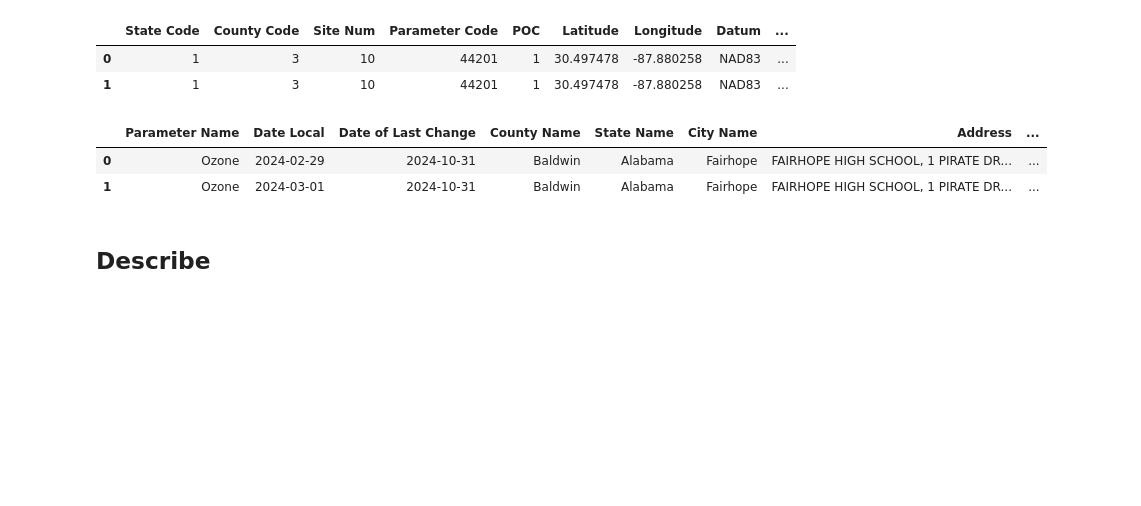
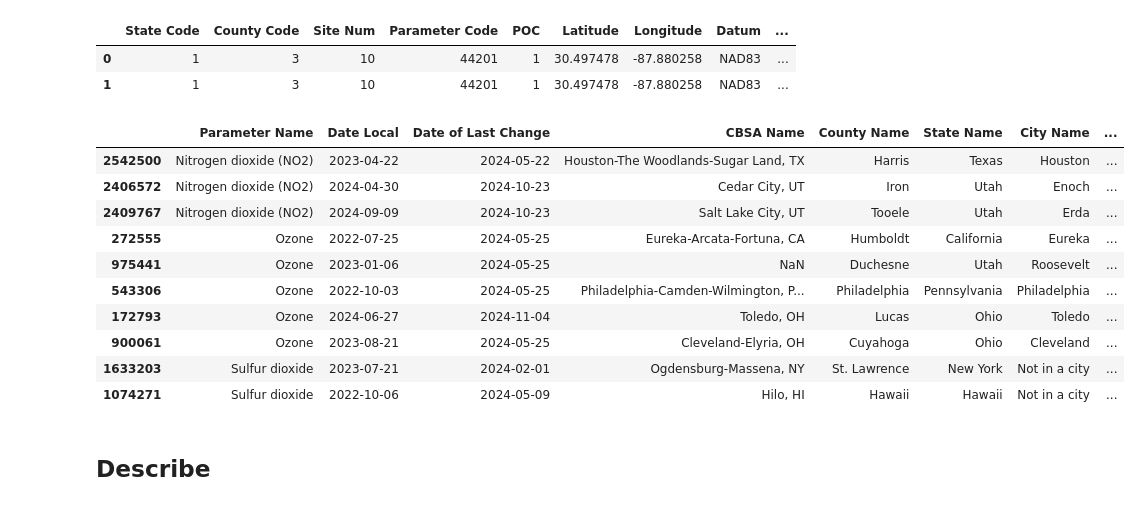
Before and after one commit to GSStoffel/exploracao_de_dados_qualidade_do_ar, a Jupyter notebook: notebook.ipynb, the cells around one changed output. Cells and saved outputs as stored; diff of their text form; code cells hidden in the pictures; blank space fills up the shorter version.

```diff
--- a/notebook.ipynb
+++ b/notebook.ipynb
@@ -268,22 +268,22 @@ pd.set_option('display.max_rows', None)
 # pd.read_csv('https://aqs.epa.gov/aqsweb/airdata/daily_44201_2024.zip', compression='zip', low_memory=False)
 
 df_ozone = pd.concat([
-    pd.read_csv(file, low_memory=False).assign(file_name=os.path.basename(file))
+    pd.read_csv(file, parse_dates=['Date Local', 'Date of Last Change'], low_memory=False).assign(file_name=os.path.basename(file))
     for file in files['ozone']
 ])
 
 df_so2 = pd.concat([
-    pd.read_csv(file, low_memory=False).assign(file_name=os.path.basename(file))
+    pd.read_csv(file, parse_dates=['Date Local', 'Date of Last Change'], low_memory=False).assign(file_name=os.path.basename(file))
     for file in files['so2']
 ])
 
 df_co = pd.concat([
-    pd.read_csv(file, low_memory=False).assign(file_name=os.path.basename(file))
+    pd.read_csv(file, parse_dates=['Date Local', 'Date of Last Change'], low_memory=False).assign(file_name=os.path.basename(file))
     for file in files['co']
 ])
 
 df_no2 = pd.concat([
-    pd.read_csv(file, low_memory=False).assign(file_name=os.path.basename(file))
+    pd.read_csv(file, parse_dates=['Date Local', 'Date of Last Change'], low_memory=False).assign(file_name=os.path.basename(file))
     for file in files['no2']
 ])
 
@@ -304,6 +304,7 @@ df_ozone['file_year'] = df_ozone['file_name'].str.extract(r'_(\d{4})\.csv')[0]
 df_so2['file_year'] = df_so2['file_name'].str.extract(r'_(\d{4})\.csv')[0]
 df_co['file_year'] = df_co['file_name'].str.extract(r'_(\d{4})\.csv')[0]
 df_no2['file_year'] = df_no2['file_name'].str.extract(r'_(\d{4})\.csv')[0]
+df_all['file_year'] = df_all['file_name'].str.extract(r'_(\d{4})\.csv')[0]
 # %% [markdown]
 ## Avaliação incial da estrutura do dataframe
 # %% [markdown]
@@ -594,55 +601,39 @@ df_ozone.head(2)
 # %%
 columns_reorder = [
     'Parameter Name',
-
     'Date Local',
     'Date of Last Change',
-
     'CBSA Name',
-
     'County Name',
     'State Name',
     'City Name',
     'Address',
-
-
     'Observation Count',
     'Observation Percent',
-
     '1st Max Hour',
     '1st Max Value',
     'AQI',
-
     'Arithmetic Mean',
-
     'Event Type',
-
     'Local Site Name',
-
-    'Method Code',
     'Method Name',
-
     'POC',
-
     'Pollutant Standard',
     'Sample Duration',
+    'Units of Measure',
+]
 
 
-    'Units of Measure',
-
-    'Latitude',
-    'Longitude',
-    'Datum',
-
-    'Parameter Code',
-    'County Code',
-    'State Code',
-    'Site Num',
-
-]
-
-df_ozone[columns_reorder].head(2)
+df_all[columns_reorder].sample(10, random_state=42).sort_values('Parameter Name')
 # %% [output]
-|  | Parameter Name | Date Local | Date of Last Change | County Name | State Name | City Name | Address | ... |
-| 0 | Ozone | 2024-02-29 | 2024-10-31 | Baldwin | Alabama | Fairhope | FAIRHOPE HIGH SCHOOL, 1 PIRATE DR... | ... |
-| 1 | Ozone | 2024-03-01 | 2024-10-31 | Baldwin | Alabama | Fairhope | FAIRHOPE HIGH SCHOOL, 1 PIRATE DR... | ... |
+|  | Parameter Name | Date Local | Date of Last Change | CBSA Name | County Name | State Name | City Name | ... |
+| 2542500 | Nitrogen dioxide (NO2) | 2023-04-22 | 2024-05-22 | Houston-The Woodlands-Sugar Land, TX | Harris | Texas | Houston | ... |
+| 2406572 | Nitrogen dioxide (NO2) | 2024-04-30 | 2024-10-23 | Cedar City, UT | Iron | Utah | Enoch | ... |
+| 2409767 | Nitrogen dioxide (NO2) | 2024-09-09 | 2024-10-23 | Salt Lake City, UT | Tooele | Utah | Erda | ... |
+| 272555 | Ozone | 2022-07-25 | 2024-05-25 | Eureka-Arcata-Fortuna, CA | Humboldt | California | Eureka | ... |
+| 975441 | Ozone | 2023-01-06 | 2024-05-25 | NaN | Duchesne | Utah | Roosevelt | ... |
+| 543306 | Ozone | 2022-10-03 | 2024-05-25 | Philadelphia-Camden-Wilmington, P... | Philadelphia | Pennsylvania | Philadelphia | ... |
+| 172793 | Ozone | 2024-06-27 | 2024-11-04 | Toledo, OH | Lucas | Ohio | Toledo | ... |
+| 900061 | Ozone | 2023-08-21 | 2024-05-25 | Cleveland-Elyria, OH | Cuyahoga | Ohio | Cleveland | ... |
+| 1633203 | Sulfur dioxide | 2023-07-21 | 2024-02-01 | Ogdensburg-Massena, NY | St. Lawrence | New York | Not in a city | ... |
+| 1074271 | Sulfur dioxide | 2022-10-06 | 2024-05-09 | Hilo, HI | Hawaii | Hawaii | Not in a city | ... |
```
Also changed, not shown: parts of 36 cells of this notebook.
